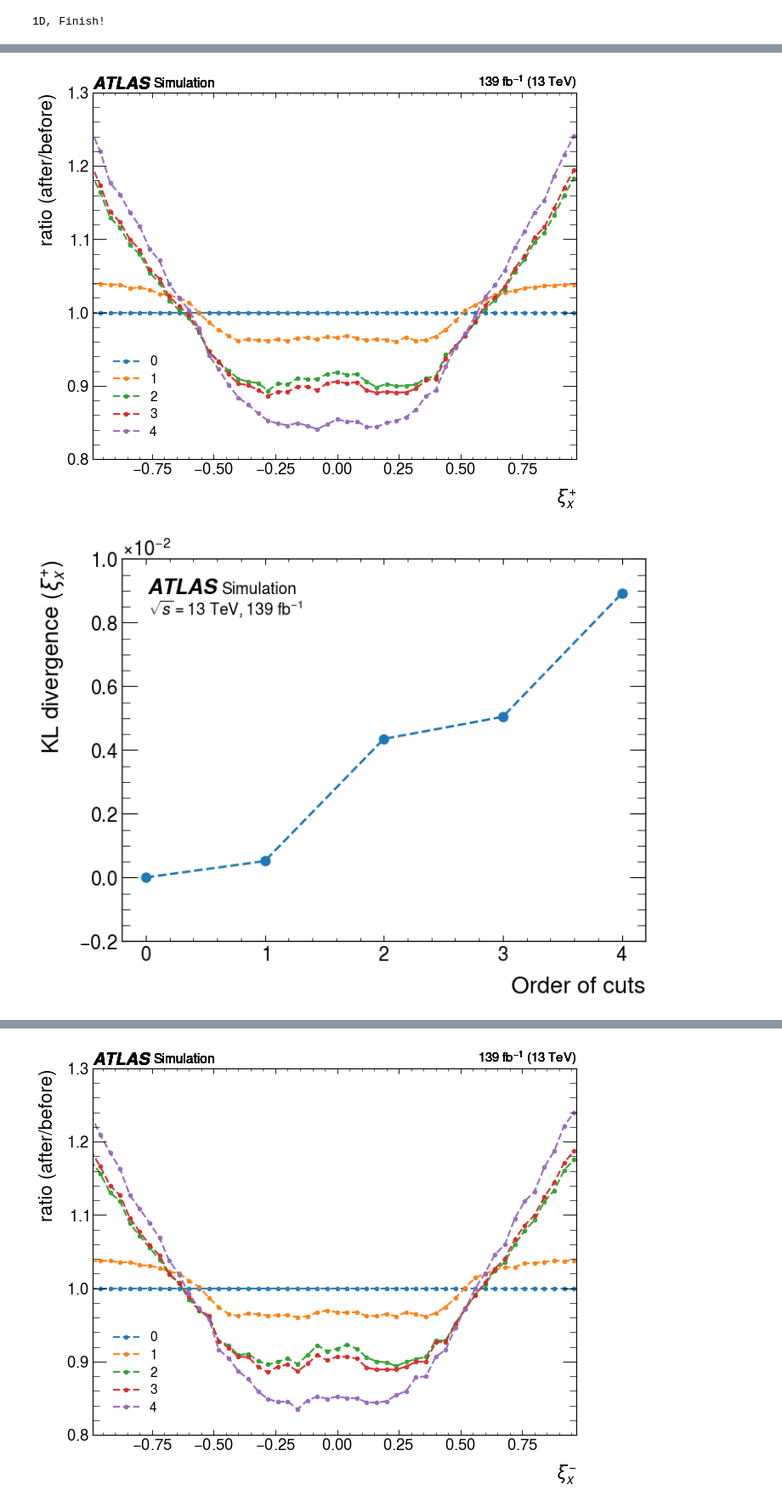
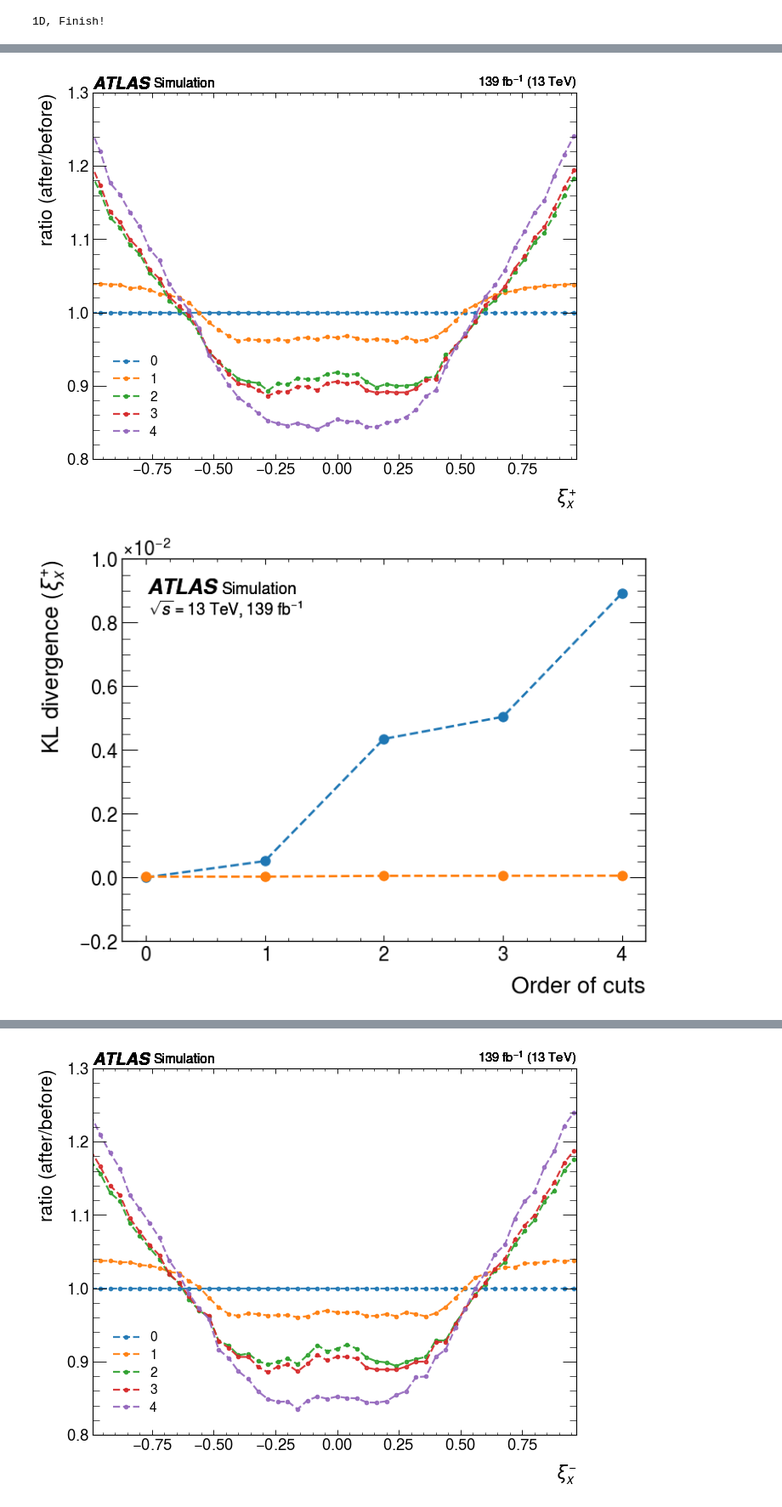
Before and after one commit to yygarypeng/Bell-Analysis, a Jupyter notebook: TRUTH3_dump_CutAnalysis/truth-analysis.ipynb, the cells around one changed output, grey strips where cells are left out. Shown at 85% size. Drawn from its saved outputs; the diff is of its cells as text; code cells hidden in the pictures.

Commit message:
Add sample KL (statistical uncertainty) in analysis.

```diff
--- a/TRUTH3_dump_CutAnalysis/truth-analysis.ipynb
+++ b/TRUTH3_dump_CutAnalysis/truth-analysis.ipynb
@@ -398,51 +416,81 @@ Use same units...
+# %%
+HALF_XI = int(len(Xi)/2)
+Xi_1 = Xi[:HALF_XI]
+Xi_2 = Xi[HALF_XI:]
+
+def kl_rel_div(
+    Cuts: list = [],
+    df: pd.DataFrame = Xi,
+    var: str = "xi_p_x",
+    show: bool = False,
+) -> tuple:
+    half_df = int(len(df)/2)
+    df_1 = Xi[:half_df]
+    df_2 = Xi[half_df:]
+    cut = CGLMP_analysis(Cuts=Cuts, show=show)
+    min, max = np.min(df[cut][var]), np.max(df[cut][var])
+    qk = np.histogram(df_1[cut[:half_df]][var], bins=50, range=[min, max], density=True)
+    pk = np.histogram(df_2[cut[half_df:]][var], bins=50, range=[min, max], density=True)
+    entropy = stats.entropy(pk[0], qk[0])
+
+    return entropy
 # %%
 # Xi_p analysis
 
 rel_entro = np.zeros(len(cuts))
+sample_kl = np.zeros(len(cuts))
 fig = plt.figure(figsize=(9, 7), dpi=80)
 num = 0
 for i in cuts:
     ratio_data, rrange = ratio(i, [], df=Xi, var="xi_p_x")
     ratio_plot(ratio_data, ylabel=r"$\xi_{x}^{+}$", range=rrange)
     rel_entro[num], _ = kl_div(i, [], df=Xi, var="xi_p_x")
+    sample_kl[num] = kl_rel_div(i, var="xi_p_y")
     num += 1
 plt.legend(name, loc="best")
 plt.show()
 plt.close()
 kl_plot(rel_entro, ylabel=r"$\xi_{x}^{+}$", range=np.arange(len(cuts)))
+kl_plot(sample_kl, ylabel=r"$\xi_{x}^{+}$", range=np.arange(len(cuts)))
 plt.show()
 plt.close()
 
 rel_entro = np.zeros(len(cuts))
+sample_kl = np.zeros(len(cuts))
 fig = plt.figure(figsize=(9, 7), dpi=80)
 num = 0
 for i in cuts:
     ratio_data, rrange = ratio(i, [], df=Xi, var="xi_p_y")
     ratio_plot(ratio_data, ylabel=r"$\xi_{y}^{+}$", range=rrange)
     rel_entro[num], _ = kl_div(i, [], df=Xi, var="xi_p_y")
+    sample_kl[num] = kl_rel_div(i, var="xi_p_y")
     num += 1
 plt.legend(name, loc="best")
 plt.show()
 plt.close()
 kl_plot(rel_entro, ylabel=r"$\xi_{y}^{+}$", range=np.arange(len(cuts)))
+kl_plot(sample_kl, ylabel=r"$\xi_{y}^{+}$", range=np.arange(len(cuts)))
 plt.show()
 plt.close()
 
 rel_entro = np.zeros(len(cuts))
+sample_kl = np.zeros(len(cuts))
 fig = plt.figure(figsize=(9, 7), dpi=80)
 num = 0
 for i in cuts:
     ratio_data, rrange = ratio(i, [], df=Xi, var="xi_p_z")
     ratio_plot(ratio_data, ylabel=r"$\xi_{z}^{+}$", range=rrange)
     rel_entro[num], _ = kl_div(i, [], df=Xi, var="xi_p_z")
+    sample_kl[num] = kl_rel_div(i, var="xi_p_z")
     num += 1
 plt.legend(name, loc="best")
 plt.show()
 plt.close()
 kl_plot(rel_entro, ylabel=r"$\xi_{z}^{+}$", range=np.arange(len(cuts)))
+kl_plot(sample_kl, ylabel=r"$\xi_{z}^{+}$", range=np.arange(len(cuts)))
 plt.show()
 plt.close()
 # %% [output]
 [figure]
-[figure, old version]
+[figure, new version]
 [figure]
```
Also changed, not shown: parts of 3 cells of this notebook.
